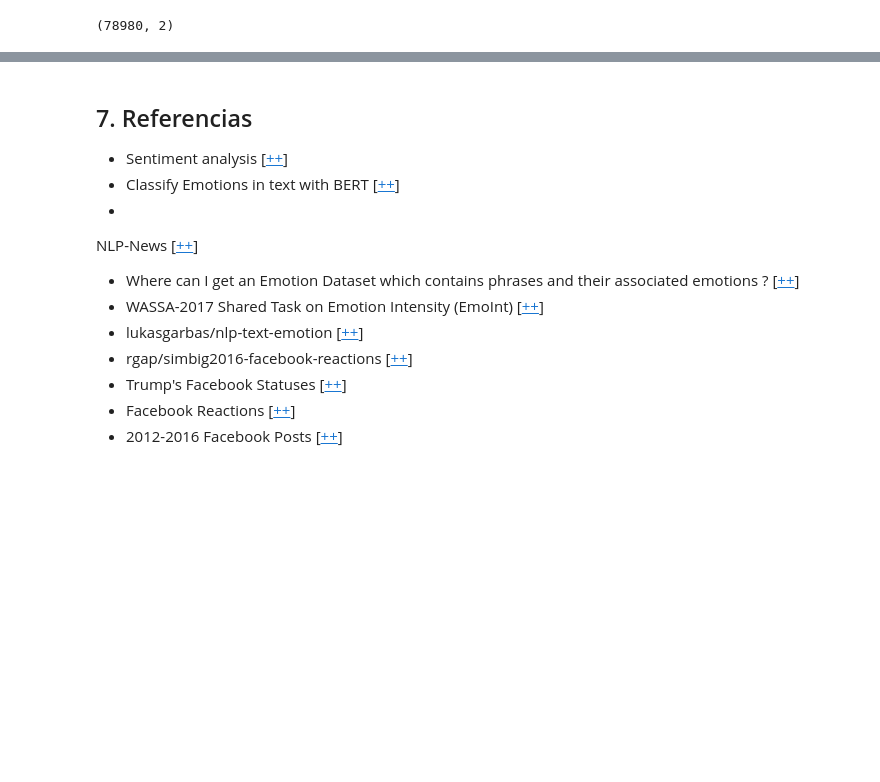
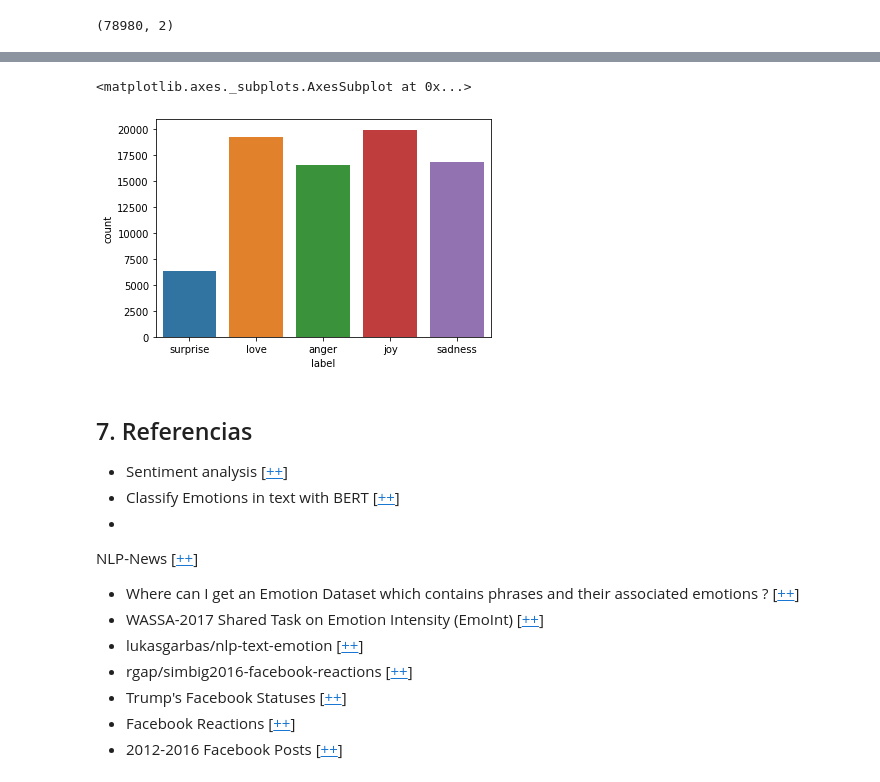
Before and after one commit to Jamf05/20201-ai2-class-project, a Jupyter notebook: download-data.ipynb, the cells around one changed output, grey strips where cells are left out. Drawn from its saved outputs; the diff is of its cells as text; code cells hidden in the pictures; blank space fills up the shorter version.

```diff
--- a/download-data.ipynb
+++ b/download-data.ipynb
@@ -1518,0 +1422,5 @@ data_total.to_json('data processed/data_78980.json')
+# %%
+data_78980 = pd.read_json('data processed/data_78980.json')
+print(data_78980.shape)
+print(data_78980.label.unique())
+data_78980.head()
@@ -1519,3 +1436,8 @@ data_total.to_json('data processed/data_78980.json')
+# %%
+sns.countplot(data_78980['label'])
+# %% [output]
+<matplotlib.axes._subplots.AxesSubplot at 0x...>
+[figure, added]
 # %% [markdown]
 ## 7. Referencias
 
```
Also changed, not shown: parts of 33 cells of this notebook, 3 other files.
